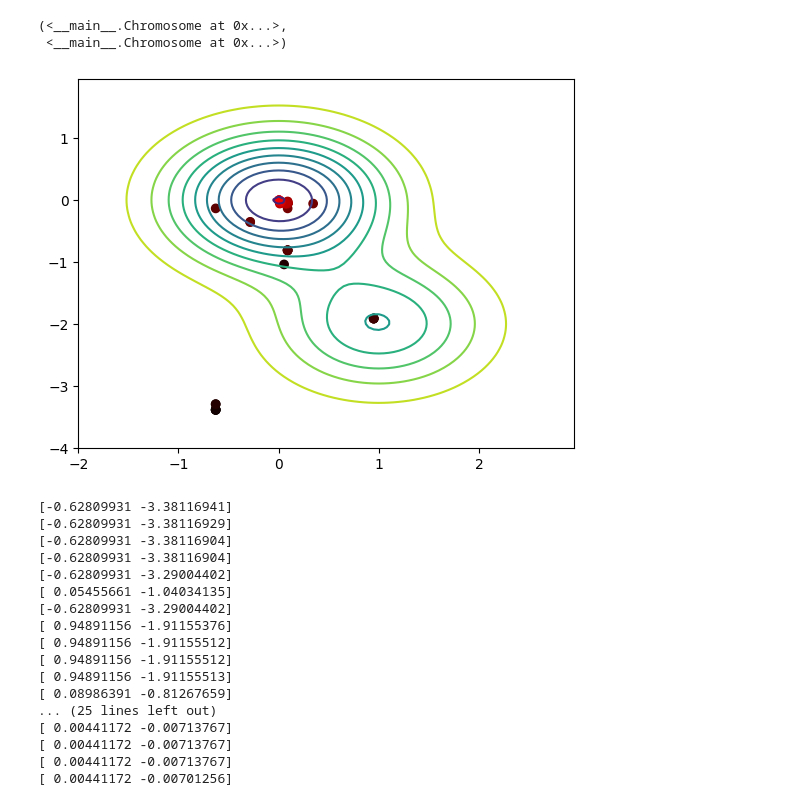
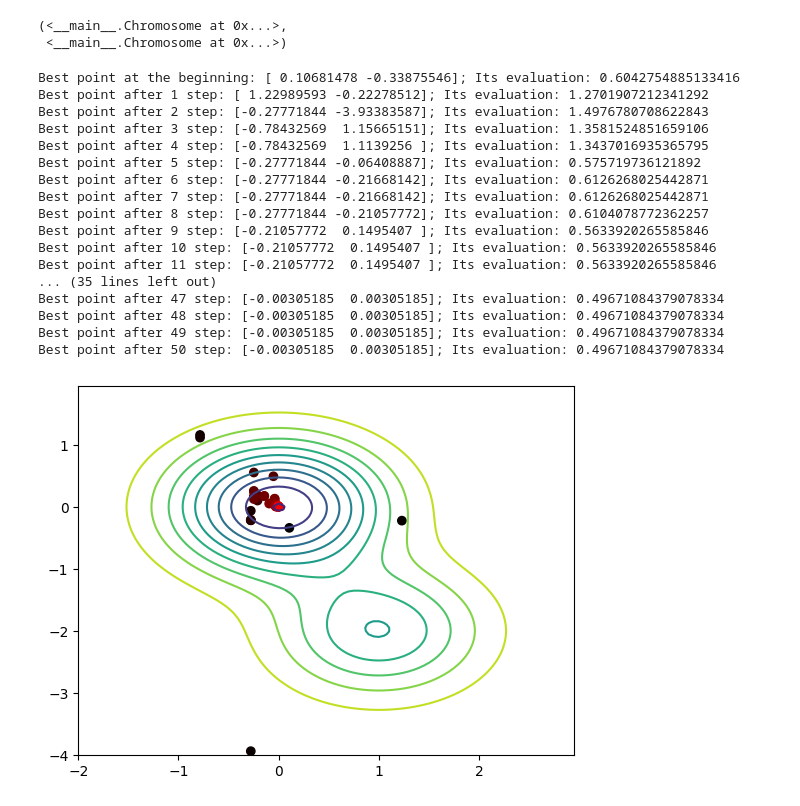
Before and after one commit to JakubDziegielewski/WSI_tutorials, a Jupyter notebook: zadanie_2.ipynb, the cells around one changed output. Drawn from its saved outputs; the diff is of its cells as text; code cells hidden in the pictures.

```diff
--- a/zadanie_2.ipynb
+++ b/zadanie_2.ipynb
@@ -48,7 +48,7 @@ class Chromosome:
             self.array[index] = 1 - self.array[index]
 
     def crossover(self, other):
-        index = np.random.choice(np.arange(0, self.length))
+        index = np.random.choice(np.arange(1, self.length-1))
         children = (
             Chromosome(
                 self.length,
@@ -111,7 +111,6 @@ class GeneticAlgorithm:
         selected_chromosomes = np.random.choice(
             self.population, size=self.tournament_size, replace=True
         )
-
         evaluate_selected_chromosomes = np.vectorize(self.eval_objective_func)
         evaluation = evaluate_selected_chromosomes(selected_chromosomes)
         best_chromosome = selected_chromosomes[np.argmin(evaluation)]
@@ -158,48 +157,50 @@ class GeneticAlgorithm:
         trace[step][1] = self.population[i].decode(
             self.bits_per_arg, self.bits_per_arg * 2, self.aoi
         )
+        print(f"Best point at the beginning: {trace[step]}; Its evaluation: {best_evaluations[step]}",)
         step = step + 1
         while step <= self.num_steps:
             self.population = self.reproduce(self.population)
             evaluate = np.vectorize(self.eval_objective_func)
             evaluation = evaluate(self.population)
-            i = np.argmin(evaluation)
-            best_evaluations[step] = evaluation[i]
-            trace[step][0] = self.population[i].decode(0, self.bits_per_arg, self.aoi)
-            trace[step][1] = self.population[i].decode(
+            index_of_best_chromosome = np.argmin(evaluation)
+            best_evaluations[step] = evaluation[index_of_best_chromosome]
+            trace[step][0] = self.population[index_of_best_chromosome].decode(
+                0, self.bits_per_arg, self.aoi
+            )
+            trace[step][1] = self.population[index_of_best_chromosome].decode(
                 self.bits_per_arg, self.bits_per_arg * 2, self.aoi
             )
+            print(f"Best point after {step} step: {trace[step]}; Its evaluation: {best_evaluations[step]}")
             step = step + 1
         self.plot_func(trace)
-        for a in trace:
-            print(a)
 # %%
 def func(*args):
     return (
         1.5
         - np.exp(-args[0] ** 2 - args[1] ** 2)
         - 0.5 * np.exp(-((args[0] - 1) ** 2) - (args[1] + 2) ** 2)
     )
 
 
-g1 = GeneticAlgorithm(100, 2, func, [-100, 100], population_size=1000, num_steps=40)
+g1 = GeneticAlgorithm(30, 2, func, [-100, 100], population_size=1000, num_steps=50)
 g1.run()
 # %% [output]
+Best point at the beginning: [ 0.10681478 -0.33875546]; Its evaluation: 0.6042754885133416
+Best point after 1 step: [ 1.22989593 -0.22278512]; Its evaluation: 1.2701907212341292
+Best point after 2 step: [-0.27771844 -3.93383587]; Its evaluation: 1.4976780708622843
+Best point after 3 step: [-0.78432569  1.15665151]; Its evaluation: 1.3581524851659106
+Best point after 4 step: [-0.78432569  1.1139256 ]; Its evaluation: 1.3437016935365795
+Best point after 5 step: [-0.27771844 -0.06408887]; Its evaluation: 0.575719736121892
+Best point after 6 step: [-0.27771844 -0.21668142]; Its evaluation: 0.6126268025442871
+Best point after 7 step: [-0.27771844 -0.21668142]; Its evaluation: 0.6126268025442871
+Best point after 8 step: [-0.27771844 -0.21057772]; Its evaluation: 0.6104078772362257
+Best point after 9 step: [-0.21057772  0.1495407 ]; Its evaluation: 0.5633920265585846
+Best point after 10 step: [-0.21057772  0.1495407 ]; Its evaluation: 0.5633920265585846
+Best point after 11 step: [-0.21057772  0.1495407 ]; Its evaluation: 0.5633920265585846
+... (35 lines left out)
+Best point after 47 step: [-0.00305185  0.00305185]; Its evaluation: 0.49671084379078334
+Best point after 48 step: [-0.00305185  0.00305185]; Its evaluation: 0.49671084379078334
+Best point after 49 step: [-0.00305185  0.00305185]; Its evaluation: 0.49671084379078334
+Best point after 50 step: [-0.00305185  0.00305185]; Its evaluation: 0.49671084379078334
-[figure, old version]
+[figure, new version]
-[-0.62809931 -3.38116941]
-[-0.62809931 -3.38116929]
-[-0.62809931 -3.38116904]
-[-0.62809931 -3.38116904]
-[-0.62809931 -3.29004402]
-[ 0.05455661 -1.04034135]
-[-0.62809931 -3.29004402]
-[ 0.94891156 -1.91155376]
-[ 0.94891156 -1.91155512]
-[ 0.94891156 -1.91155512]
-[ 0.94891156 -1.91155513]
-[ 0.08986391 -0.81267659]
-... (25 lines left out)
-[ 0.00441172 -0.00713767]
-[ 0.00441172 -0.00713767]
-[ 0.00441172 -0.00713767]
-[ 0.00441172 -0.00701256]
```
